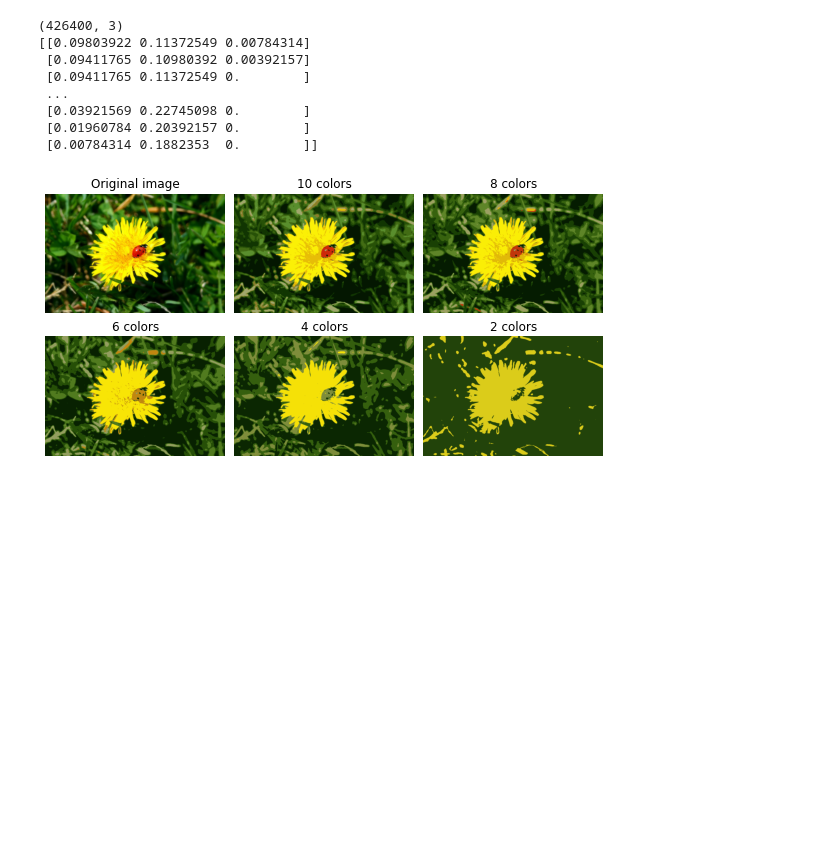
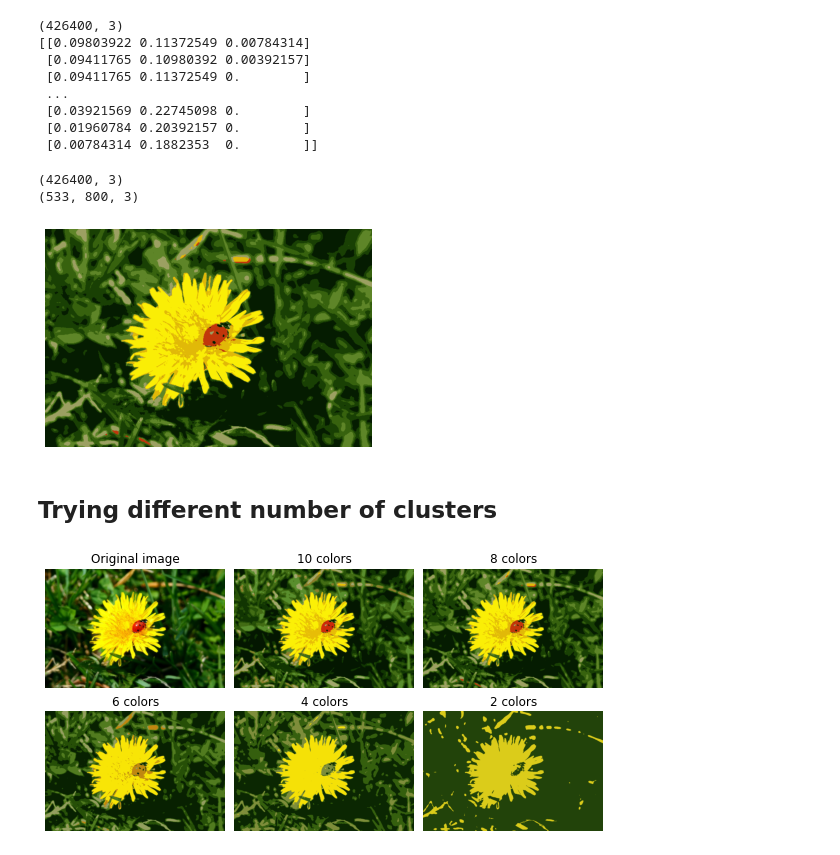
Before and after one commit to rpezoa/ML_Aplicado, a Jupyter notebook: clases/09_Clustering.ipynb, the cells around one changed output. Drawn from its saved outputs; the diff is of its cells as text; code cells hidden in the pictures; blank space fills up the shorter version.

```diff
--- a/clases/09_Clustering.ipynb
+++ b/clases/09_Clustering.ipynb
@@ -179 +173,15 @@ print(X)
+# %%
+print(segmented_img.shape)
+segmented_img = segmented_img.reshape(image.shape)
+print(segmented_img.shape)
+plt.figure()
+plt.imshow(segmented_img)
+plt.axis("off")
+plt.show()
+# %% [output]
+(426400, 3)
+(533, 800, 3)
+[figure, added]
+# %% [markdown]
+## Trying different number of clusters
 # %%
```
Also changed, not shown: parts of 18 cells of this notebook.
